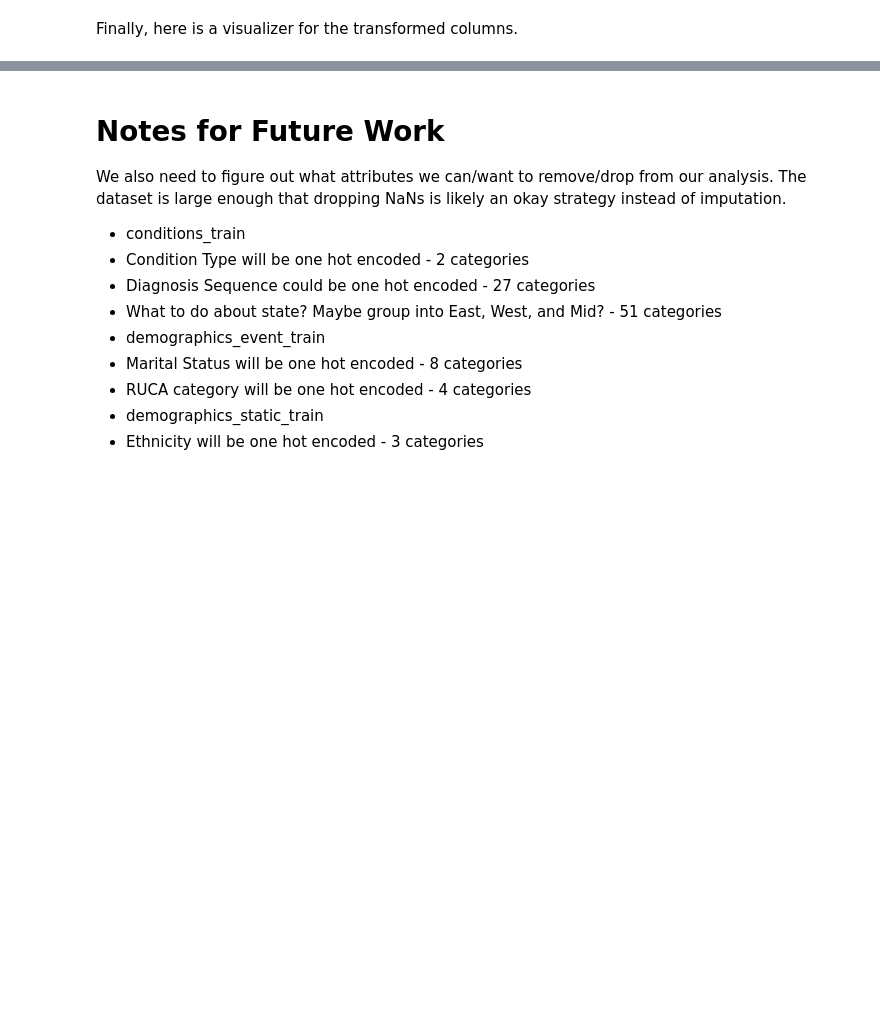
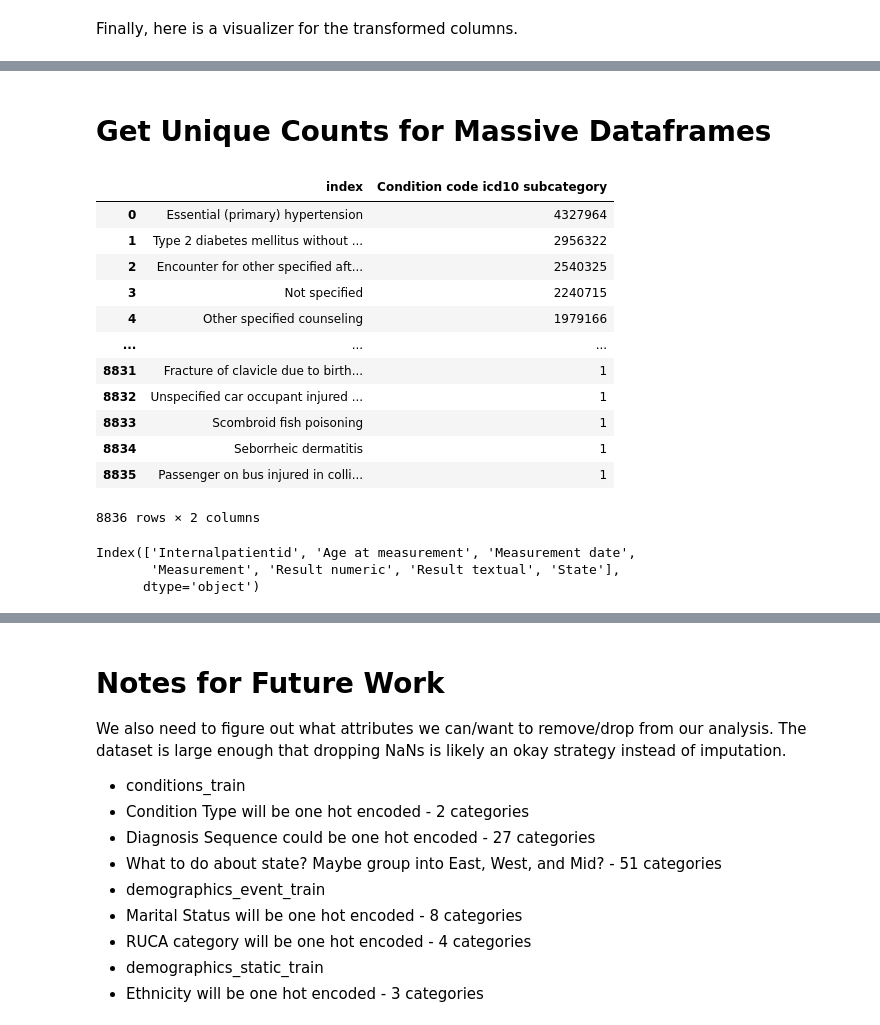
Before and after one commit to victormurcia/VCHAMPS, a Jupyter notebook: VCHAMPS_Data_Engineering_VMM.ipynb, the cells around one changed output, grey strips where cells are left out. Saved outputs shown, nothing was run; the diff lists cells and outputs as text; code cells hidden in the pictures; blank space fills up the shorter version.

```diff
--- a/VCHAMPS_Data_Engineering_VMM.ipynb
+++ b/VCHAMPS_Data_Engineering_VMM.ipynb
@@ -377,3 +533,41 @@ display(output)
 # %% [output]
 [interactive output not drawn]
 [interactive output not drawn]
+# %% [markdown]
+# Get Unique Counts for Massive Dataframes
+# %%
+# Set display options to show all rows
+pd.set_option('display.max_rows', 10)
+
+# Get unique values and their counts from 'Column 1'
+value_counts = dataframes[0]['Condition code icd10 subcategory'].value_counts()
+
+# Convert the result into a Dask DataFrame
+conditions_freq = value_counts.reset_index().compute()
+
+# Save DataFrame as CSV
+conditions_freq.to_csv('conditions_freq.csv', index=False)
+
+conditions_freq
+# %%
+conditions_freq
+# %% [output]
+|  | index | Condition code icd10 subcategory |
+| 0 | Essential (primary) hypertension | 4327964 |
+| 1 | Type 2 diabetes mellitus without ... | 2956322 |
+| 2 | Encounter for other specified aft... | 2540325 |
+| 3 | Not specified | 2240715 |
+| 4 | Other specified counseling | 1979166 |
+| ... | ... | ... |
+| 8831 | Fracture of clavicle due to birth... | 1 |
+| 8832 | Unspecified car occupant injured ... | 1 |
+| 8833 | Scombroid fish poisoning | 1 |
+| 8834 | Seborrheic dermatitis | 1 |
+| 8835 | Passenger on bus injured in colli... | 1 |
+8836 rows × 2 columns
+# %%
+dataframes[9].columns
+# %% [output]
+Index(['Internalpatientid', 'Age at measurement', 'Measurement date',
+       'Measurement', 'Result numeric', 'Result textual', 'State'],
+      dtype='object')
```
Also changed, not shown: parts of 34 cells of this notebook.
